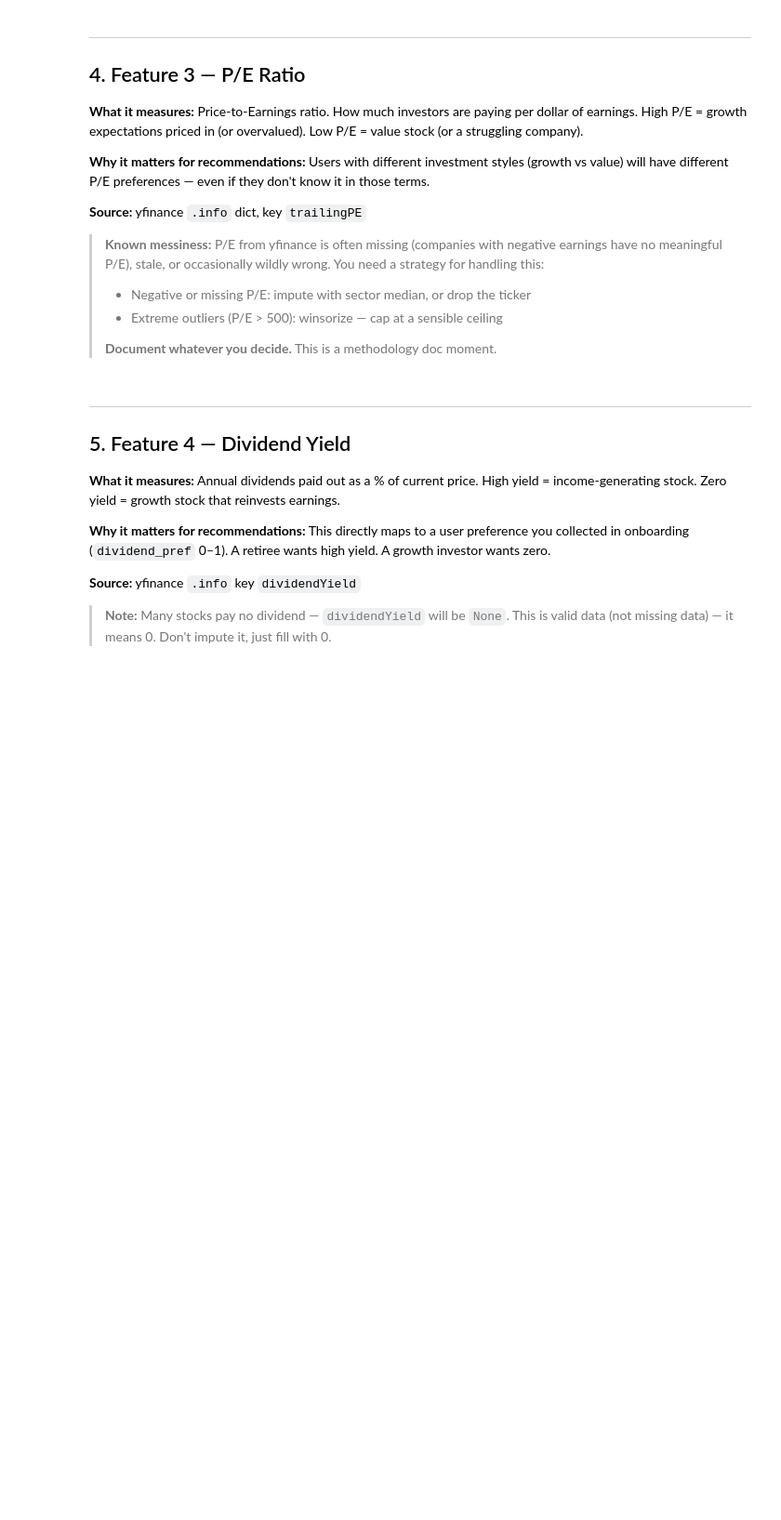
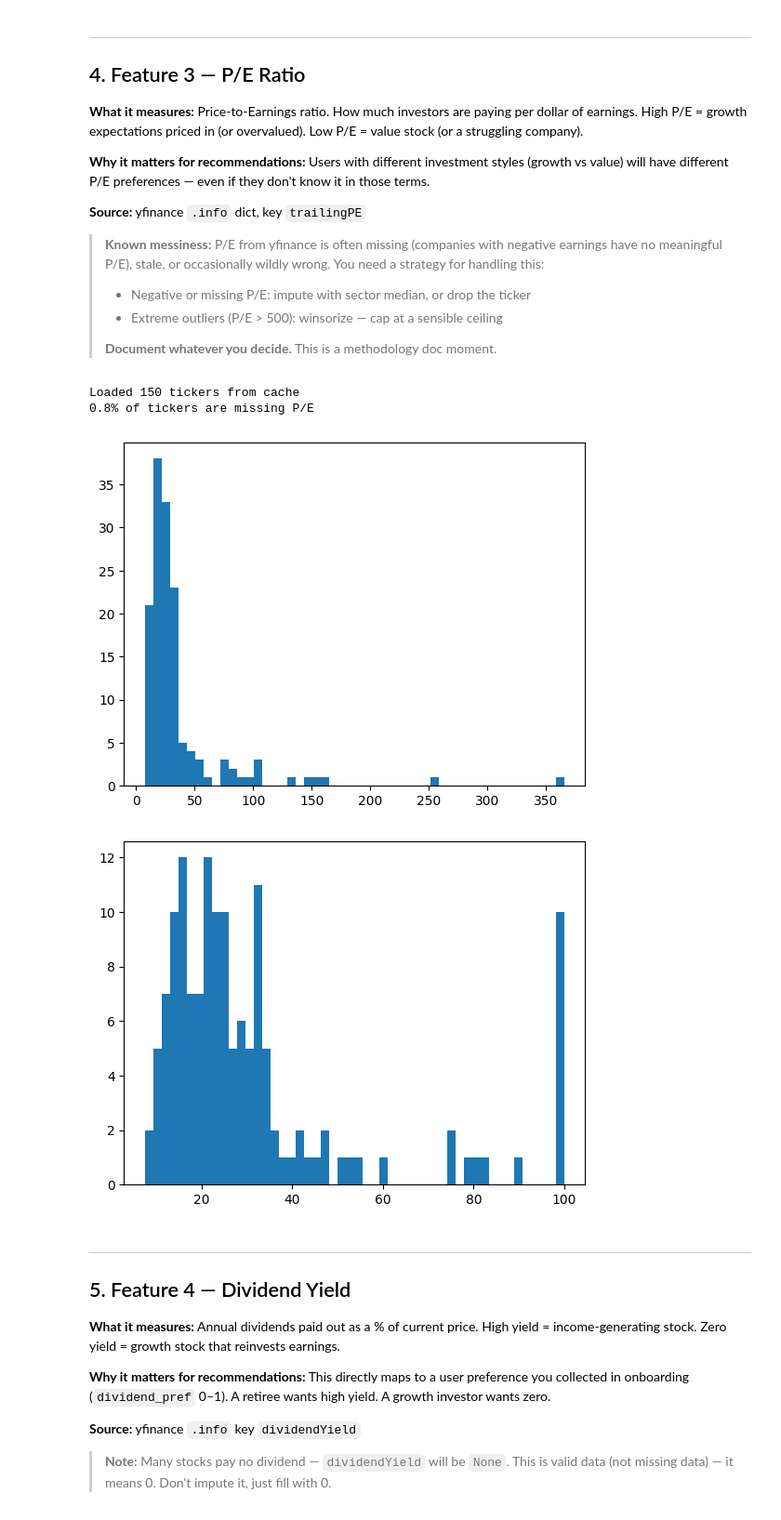
Before and after one commit to tanishakhabe/SmartStocks-Revamp, a Jupyter notebook: backend/notebooks/02_feature_engineering.ipynb, the cells around one changed output. Shown at 93% size. Drawn from its saved outputs; the diff is of its cells as text; code cells hidden in the pictures; blank space fills up the shorter version.

```diff
--- a/backend/notebooks/02_feature_engineering.ipynb
+++ b/backend/notebooks/02_feature_engineering.ipynb
@@ -276,3 +240,83 @@ for ticker in prices.columns.get_level_values(1):
+# %%
+# TODO: fetch trailingPE for all tickers via yfinance .info
+
+import json
+from pathlib import Path
+
+cache_file = DATA_DIR / "trailing_pe_cache.json"
+
+# Try to load from cache first
+if cache_file.exists():
+    with open(cache_file) as f:
+        trailing_pe = json.load(f)
+    print(f"Loaded {len(trailing_pe)} tickers from cache")
+else:
+    # Fetch from yfinance if cache doesn't exist
+    trailing_pe = {}
+    for ticker in prices.columns.get_level_values(1):
+        try:
+            info = yf.Ticker(ticker).info
+            trailing_pe[ticker] = info.get("trailingPE", None)
+        except Exception as e:
+            trailing_pe[ticker] = None
+
+    # Save to cache for next time
+    with open(cache_file, 'w') as f:
+        json.dump(trailing_pe, f)
+    print(f"Cached {len(trailing_pe)} tickers to {cache_file}")
+
+
+#        (this will be slow — consider caching to a dict or JSON)
+# TODO: print how many tickers are missing P/E — what % of your universe?
+missing_pe = sum(1 for pe in trailing_pe.values() if pe is None)
+print(f"{missing_pe / len(prices.columns.get_level_values(1)) * 100}% of tickers are missing P/E")
+
+# TODO: plot raw distribution before any cleaning — spot the outliers
+raw_pe_plot = np.array(
+    [v for v in trailing_pe.values() if v is not None and np.isfinite(v)],
+    dtype=float,
+)
+if len(raw_pe_plot):
+    plt.hist(raw_pe_plot, bins=50)
+    plt.show()
+else:
+    print("No finite P/E values to plot.")
+
+
+# TODO: apply your missing/outlier strategy (winsorize + sector median impute)
+
+# extreme outliers (P/E > 100) winsorize to 100
+cleaned_pe = {}
+
+for ticker, pe in trailing_pe.items():
+    if pe is None or not np.isfinite(pe):
+        cleaned_pe[ticker] = None  # Placeholder for imputation later
+    elif pe > 100:
+        cleaned_pe[ticker] = 100
+    else:
+        cleaned_pe[ticker] = pe
+
+
+# TODO: plot distribution after cleaning — compare to before
+
+cleaned_pe_plot = np.array(
+    [v for v in cleaned_pe.values() if v is not None and np.isfinite(v)],
+    dtype=float,
+)
+
+plt.hist(cleaned_pe_plot, bins=50)
+plt.show()
+
+
+
+# QUESTION TO ANSWER: After cleaning, does the P/E distribution look reasonable?
+# Which sectors have the highest median P/E? Does that match expectations?
+# (Tech/Consumer Disc usually high, Utilities/Financials usually low)
+# %% [output]
+Loaded 150 tickers from cache
+0.8% of tickers are missing P/E
+[figure, added]
+[figure, added]
 # %% [markdown]
 ---
 ## 5. Feature 4 — Dividend Yield
```
Also changed, not shown: parts of 13 cells of this notebook, 2 other files.
